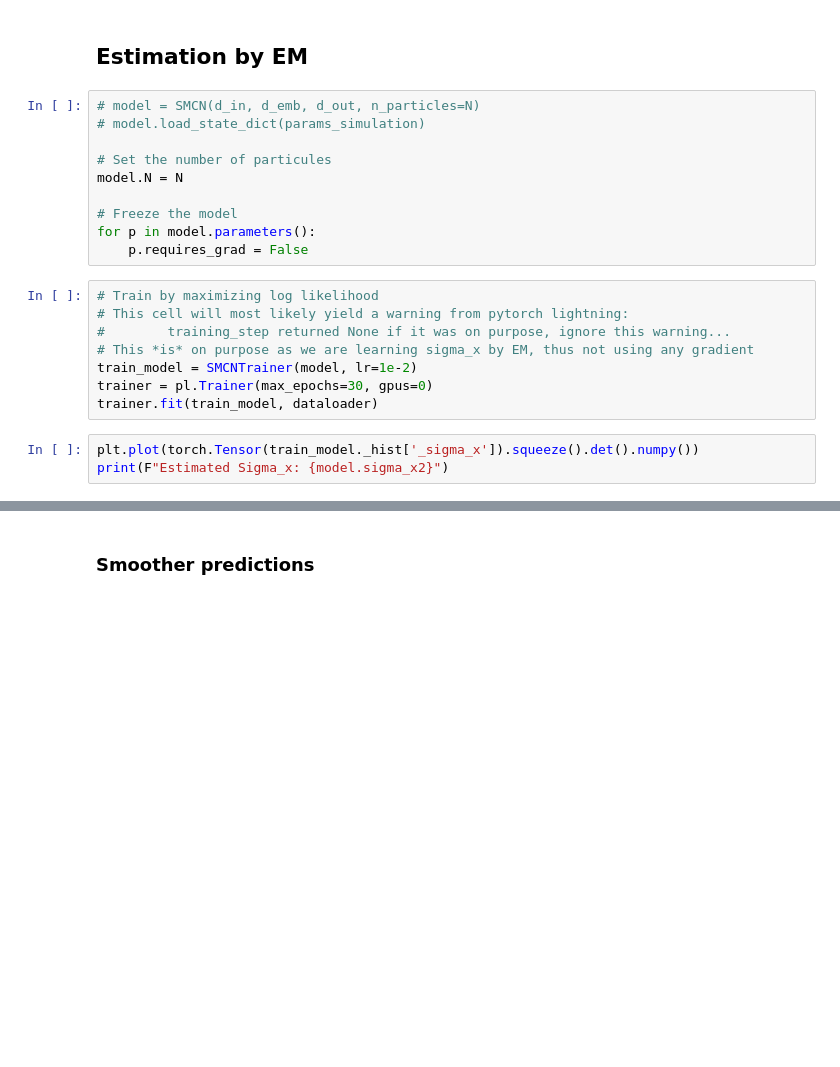
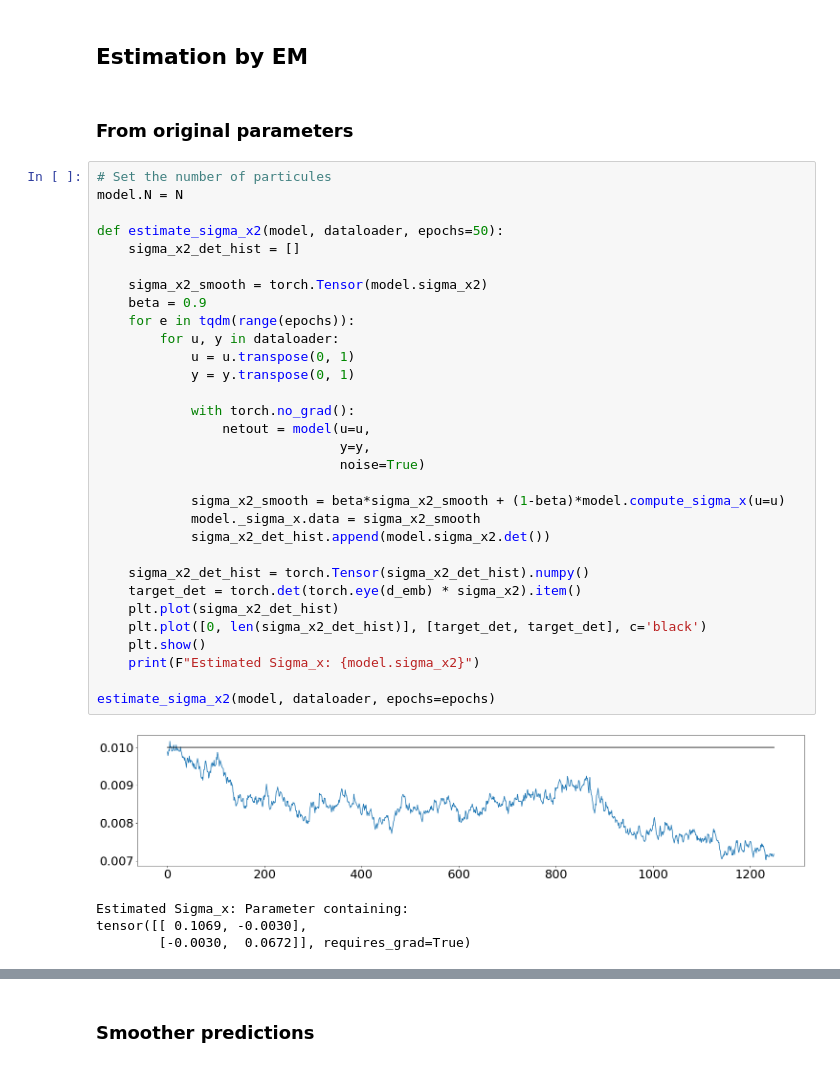
Before and after one commit to maxjcohen/uncertaintyQuantification, a Jupyter notebook: estimation_sigma_x2.ipynb, the cells around one changed output, grey strips where cells are left out. Drawn from its saved outputs; the diff is of its cells as text; blank space fills up the shorter version.

```diff
--- a/estimation_sigma_x2.ipynb
+++ b/estimation_sigma_x2.ipynb
@@ -108,23 +103,40 @@ NameError: name 'DataLoader' is not defined
 # %% [markdown]
 ## Estimation by EM
-# %%
-# model = SMCN(d_in, d_emb, d_out, n_particles=N)
-# model.load_state_dict(params_simulation)
-
-# Set the number of particules
-model.N = N
-
-# Freeze the model
-for p in model.parameters():
-    p.requires_grad = False
-# %%
-# Train by maximizing log likelihood
-# This cell will most likely yield a warning from pytorch lightning:
-#        training_step returned None if it was on purpose, ignore this warning...
-# This *is* on purpose as we are learning sigma_x by EM, thus not using any gradient
-train_model = SMCNTrainer(model, lr=1e-2)
-trainer = pl.Trainer(max_epochs=30, gpus=0)
-trainer.fit(train_model, dataloader)
-# %%
-plt.plot(torch.Tensor(train_model._hist['_sigma_x']).squeeze().det().numpy())
-print(F"Estimated Sigma_x: {model.sigma_x2}")
+# %% [markdown]
+### From original parameters
+# %%
+# Set the number of particules
+model.N = N
+
+def estimate_sigma_x2(model, dataloader, epochs=50):
+    sigma_x2_det_hist = []
+
+    sigma_x2_smooth = torch.Tensor(model.sigma_x2)
+    beta = 0.9
+    for e in tqdm(range(epochs)):
+        for u, y in dataloader:
+            u = u.transpose(0, 1)
+            y = y.transpose(0, 1)
+
+            with torch.no_grad():
+                netout = model(u=u,
+                               y=y,
+                               noise=True)
+
+            sigma_x2_smooth = beta*sigma_x2_smooth + (1-beta)*model.compute_sigma_x(u=u)
+            model._sigma_x.data = sigma_x2_smooth
+            sigma_x2_det_hist.append(model.sigma_x2.det())
+
+    sigma_x2_det_hist = torch.Tensor(sigma_x2_det_hist).numpy()
+    target_det = torch.det(torch.eye(d_emb) * sigma_x2).item()
+    plt.plot(sigma_x2_det_hist)
+    plt.plot([0, len(sigma_x2_det_hist)], [target_det, target_det], c='black')
+    plt.show()
+    print(F"Estimated Sigma_x: {model.sigma_x2}")
+
+estimate_sigma_x2(model, dataloader, epochs=epochs)
+# %% [output]
+[figure, added]
+Estimated Sigma_x: Parameter containing:
+tensor([[ 0.1069, -0.0030],
+        [-0.0030,  0.0672]], requires_grad=True)
```
Also changed, not shown: parts of 8 cells of this notebook.
